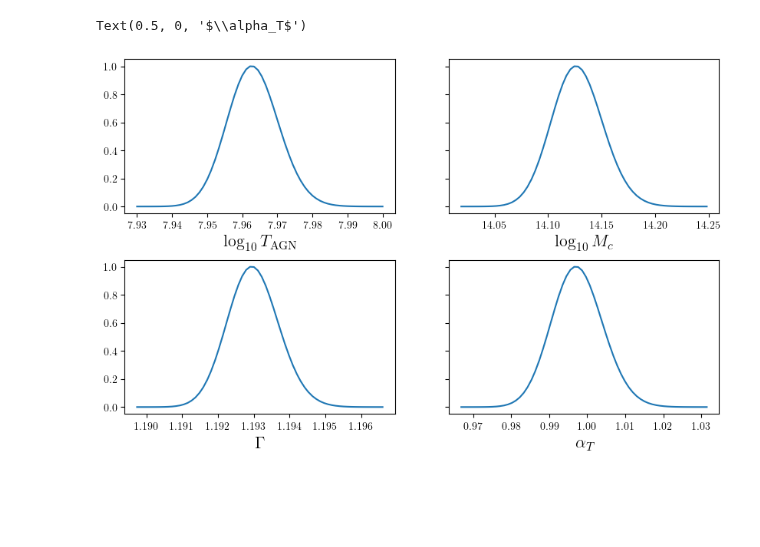
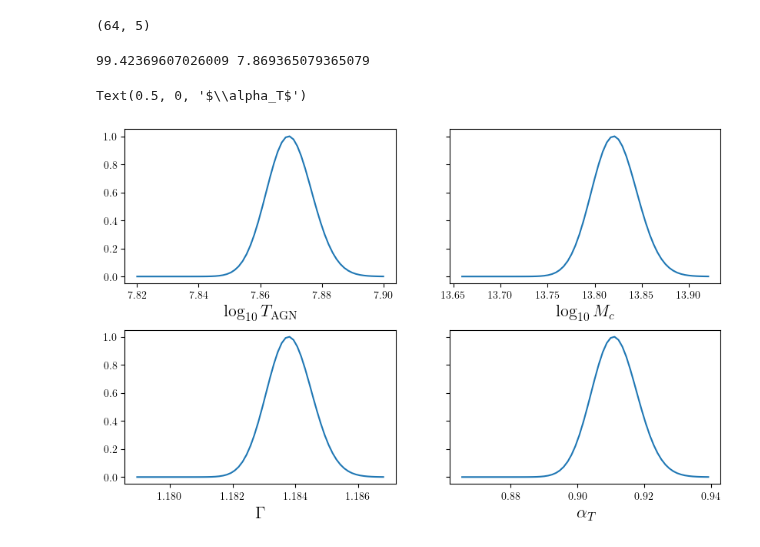
Before and after one commit to Cosmotheka/Cosmotheka_likelihoods, a Jupyter notebook: papers/ROSATx/LikelihoodExamplelotTAGN.ipynb, the cells around one changed output. Drawn from its saved outputs; the diff is of its cells as text; code cells hidden in the pictures; blank space fills up the shorter version.

```diff
--- a/papers/ROSATx/LikelihoodExamplelotTAGN.ipynb
+++ b/papers/ROSATx/LikelihoodExamplelotTAGN.ipynb
@@ -218,22 +261,33 @@ S/N =  20.195221930026705
 # %%
-logTAGNs = np.linspace(7.93, 8.0, 64)
+logTAGNs = np.linspace(7.83, 7.91, 64)
 lMcs, gammas, alpha_Ts, logTw0s, Tw1s = np.array([l.prof_dens.from_logTAGN(lt) for lt in logTAGNs]).T
-chi2s = np.array([-2*l.logp([lT]) for lT in logTAGNs])
+chi2s = np.array([-2*l.logp([lT], per_bin=True) for lT in logTAGNs])
+# %%
+chi2s.shape
+# %% [output]
+(64, 5)
+# %%
+print(np.amin(chi2s[:, -1]), logTAGNs[np.argmin(chi2s[:, -1])])
+# %% [output]
+99.42369607026009 7.869365079365079
 # %%
 fig, axes = plt.subplots(2, 2,
                          figsize=(10, 6),
                          sharex=False,
                          sharey=True)
 plt.subplots_adjust(hspace=0.3)
+probs = np.exp(-0.5*(chi2s-np.amin(chi2s, axis=0)[None, :]))
 axes = axes.flatten()
-axes[0].plot(logTAGNs, np.exp(-0.5*(chi2s-np.amin(chi2s))))
+cols = ['r', 'g', 'b', 'y', 'k']
+for p, c in zip(probs.T, cols):
+axes[0].plot(logTAGNs, p, c+'-')
 axes[0].set_xlabel(r'$\log_{10}T_{\rm AGN}$', fontsize=16)
 axes[1].plot(lMcs, np.exp(-0.5*(chi2s-np.amin(chi2s))))
 axes[1].set_xlabel(r'$\log_{10}M_c$', fontsize=16)
 axes[2].plot(gammas, np.exp(-0.5*(chi2s-np.amin(chi2s))))
 axes[2].set_xlabel(r'$\Gamma$', fontsize=16)
 axes[3].plot(alpha_Ts, np.exp(-0.5*(chi2s-np.amin(chi2s))))
 axes[3].set_xlabel(r'$\alpha_T$', fontsize=16)
 # %% [output]
 Text(0.5, 0, '$\\alpha_T$')
-[figure, old version]
+[figure, new version]
```
Also changed, not shown: parts of 4 cells of this notebook, 3 other files.
